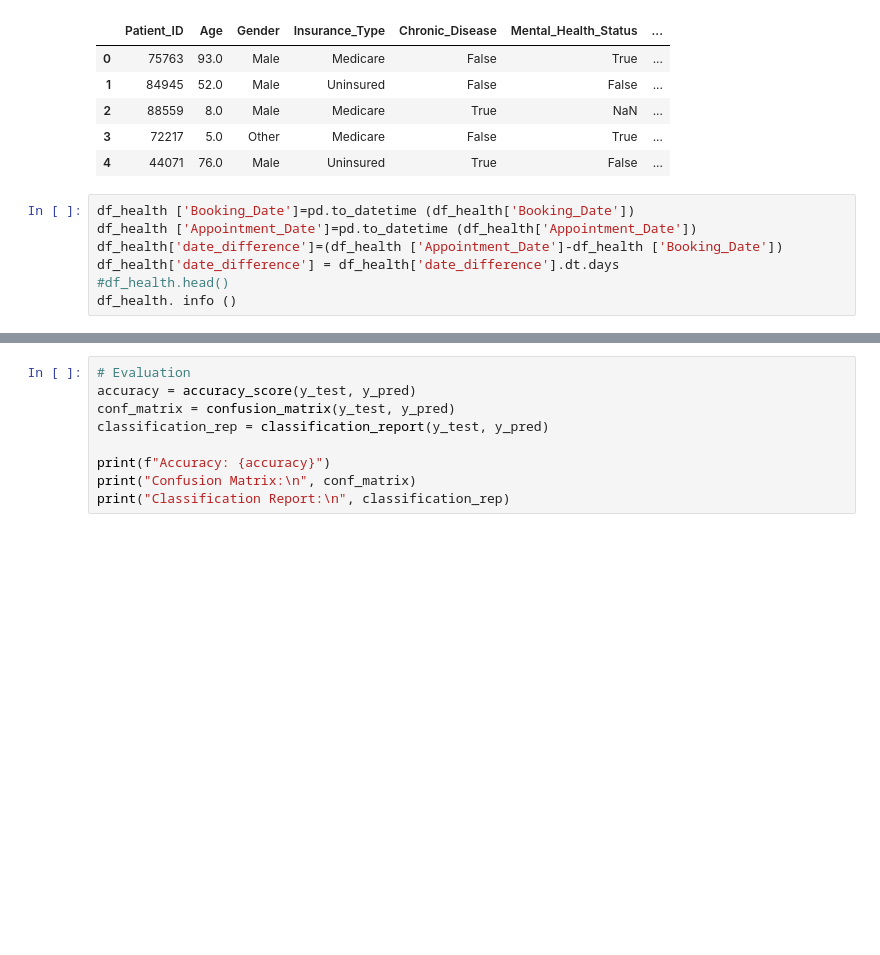
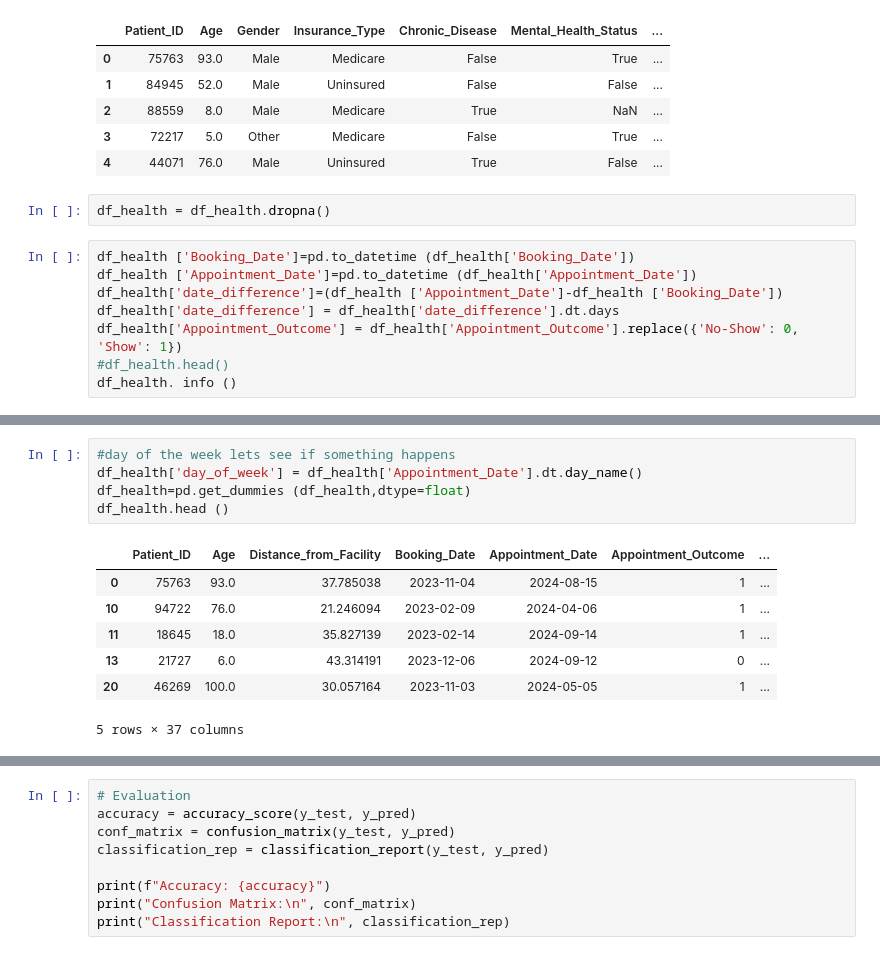
Before and after one commit to aconde11/final-project, a Jupyter notebook: joel_test.ipynb, the cells around one changed output, grey strips where cells are left out. Cells and saved outputs as stored; diff of their text form; blank space fills up the shorter version.

```diff
--- a/joel_test.ipynb
+++ b/joel_test.ipynb
@@ -20,11 +22,14 @@ df_health. head ()
 | 2 | 88559 | 8.0 | Male | Medicare | True | NaN | ... |
 | 3 | 72217 | 5.0 | Other | Medicare | False | True | ... |
 | 4 | 44071 | 76.0 | Male | Uninsured | True | False | ... |
+# %%
+df_health = df_health.dropna()
 # %%
 df_health ['Booking_Date']=pd.to_datetime (df_health['Booking_Date'])
 df_health ['Appointment_Date']=pd.to_datetime (df_health['Appointment_Date'])
 df_health['date_difference']=(df_health ['Appointment_Date']-df_health ['Booking_Date'])
 df_health['date_difference'] = df_health['date_difference'].dt.days
+df_health['Appointment_Outcome'] = df_health['Appointment_Outcome'].replace({'No-Show': 0, 'Show': 1})
 #df_health.head()
 df_health. info ()
 # %% [output]
@@ -108,0 +53,13 @@ weighted avg       0.49      0.49      0.49      2348
+# %%
+#day of the week lets see if something happens
+df_health['day_of_week'] = df_health['Appointment_Date'].dt.day_name()
+df_health=pd.get_dummies (df_health,dtype=float)
+df_health.head ()
+# %% [output]
+|  | Patient_ID | Age | Distance_from_Facility | Booking_Date | Appointment_Date | Appointment_Outcome | ... |
+| 0 | 75763 | 93.0 | 37.785038 | 2023-11-04 | 2024-08-15 | 1 | ... |
+| 10 | 94722 | 76.0 | 21.246094 | 2023-02-09 | 2024-04-06 | 1 | ... |
+| 11 | 18645 | 18.0 | 35.827139 | 2023-02-14 | 2024-09-14 | 1 | ... |
+| 13 | 21727 | 6.0 | 43.314191 | 2023-12-06 | 2024-09-12 | 0 | ... |
+| 20 | 46269 | 100.0 | 30.057164 | 2023-11-03 | 2024-05-05 | 1 | ... |
+5 rows × 37 columns
```
Also changed, not shown: parts of 9 cells of this notebook.
